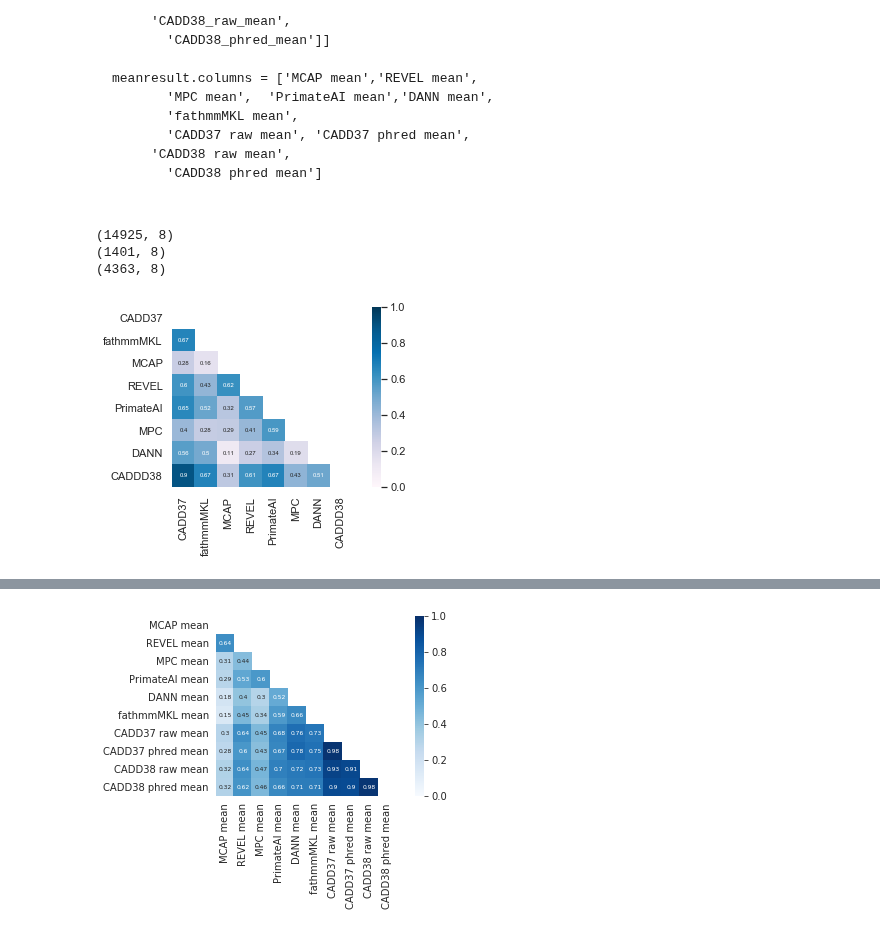
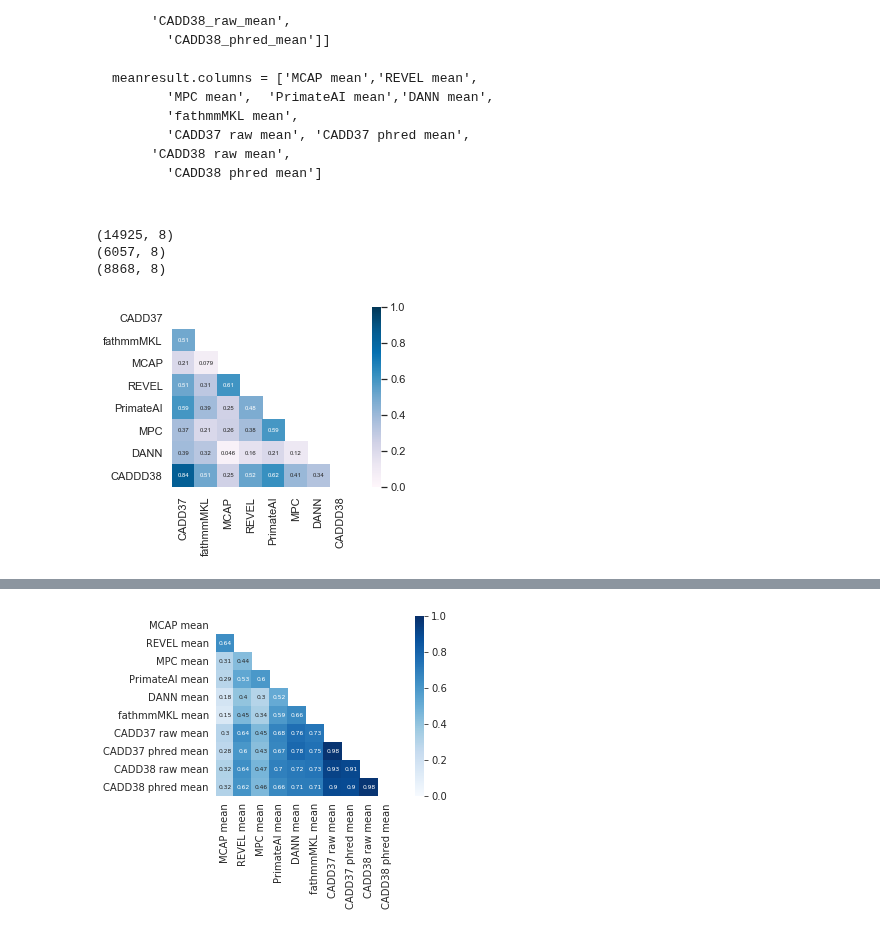
Before and after one commit to Mfpfox/MAPPING, a Jupyter notebook: Rfig_file_filter.ipynb, the cells around one changed output, grey strips where cells are left out. Cells and saved outputs as stored; diff of their text form; code cells hidden in the pictures.

```diff
--- a/Rfig_file_filter.ipynb
+++ b/Rfig_file_filter.ipynb
@@ -1003,7 +1099,7 @@ result.head(5)
 # %%
-react_cys = result[result['Cys_react_threshold'].notna()]
-print('cysteine reactive = ', react_cys.shape)
+cys = result[(result['Cys_react_threshold'].notna() | result['Cys_target_label'].notna())]
+print('cysteine reactive = ', cys.shape)
 
-react_lys = result[result['Lys_react_threshold'].notna()]
-print('lysine reactive = ', react_lys.shape)
+lys = result[(result['Lys_react_threshold'].notna() | result['Lys_target_label'].notna())]
+print('lysine reactive = ', lys.shape)
 # %% [output]
@@ -1016,12 +1112,12 @@ maxresult = result[['M-CAP_score_max','REVEL_score_max',
        'fathmm-MKL_coding_score_max',
        'RawScore_hg19_max',
      'CADD38_raw_max']]
-Cmax = react_cys[['M-CAP_score_max','REVEL_score_max',
+Cmax = cys[['M-CAP_score_max','REVEL_score_max',
        'MPC_score_max',  'PrimateAI_score_max','DANN_score_max',
        'fathmm-MKL_coding_score_max',
        'RawScore_hg19_max',
      'CADD38_raw_max']]
-Kmax = react_lys[['M-CAP_score_max','REVEL_score_max',
+Kmax = lys[['M-CAP_score_max','REVEL_score_max',
        'MPC_score_max',  'PrimateAI_score_max','DANN_score_max',
        'fathmm-MKL_coding_score_max',
        'RawScore_hg19_max',
@@ -1070,32 +1203,33 @@ print(Cmax.shape)
 print(Kmax.shape)
 # %% [output]
 (14925, 8)
-(1401, 8)
-(4363, 8)
+(6057, 8)
+(8868, 8)
 # %%
-corr = maxresult.corr()
+# MAX
+corr = Kmax.corr()
 mask = np.zeros_like(corr)
 mask[np.triu_indices_from(mask)] = True
 with sn.axes_style("white"):
     f, ax = plt.subplots(figsize=(7, 5))
     ax =sn.heatmap(corr, annot=True, annot_kws={"size": 6},vmin=0, vmax=1, mask=mask, square=True, cmap="PuBu")
     plt.subplots_adjust(top=1, bottom=0.5)
     #ax.set_ylim(len(8)-0.5, -0.5)
     # fix for mpl bug that cuts off top/bottom of seaborn viz
     b, t = plt.ylim() # discover the values for bottom and top
     b += 0.5 # Add 0.5 to the bottom
     t -= 0.5 # Subtract 0.5 from the top
     plt.ylim(b, t) # update the ylim(bottom, top) values
 
 #plt.show()
 
 # all detected
-plt.savefig('correlation_maxcodon_all_detected_14925.pdf', dpi=300, bbox_inches = "tight")
+#plt.savefig('correlation_maxcodon_all_detected_14925.pdf', dpi=300, bbox_inches = "tight")
 
 # max cysteine detected only
-#plt.savefig('correlation_maxcodon_cysteine_detected_1401.pdf', dpi=300, bbox_inches = "tight")
+#plt.savefig('correlation_maxcodon_cysteine_detected_6057.pdf', dpi=300, bbox_inches = "tight")
 
 # max lysine detected only
-#plt.savefig('correlation_maxcodon_lysine_detected_4363.pdf', dpi=300, bbox_inches = "tight")
+plt.savefig('correlation_maxcodon_lysine_detected_8868.pdf', dpi=300, bbox_inches = "tight")
 # %% [output]
-[figure, old version]
+[figure, new version]
```
Also changed, not shown: parts of 17 cells of this notebook, 1 other file.
